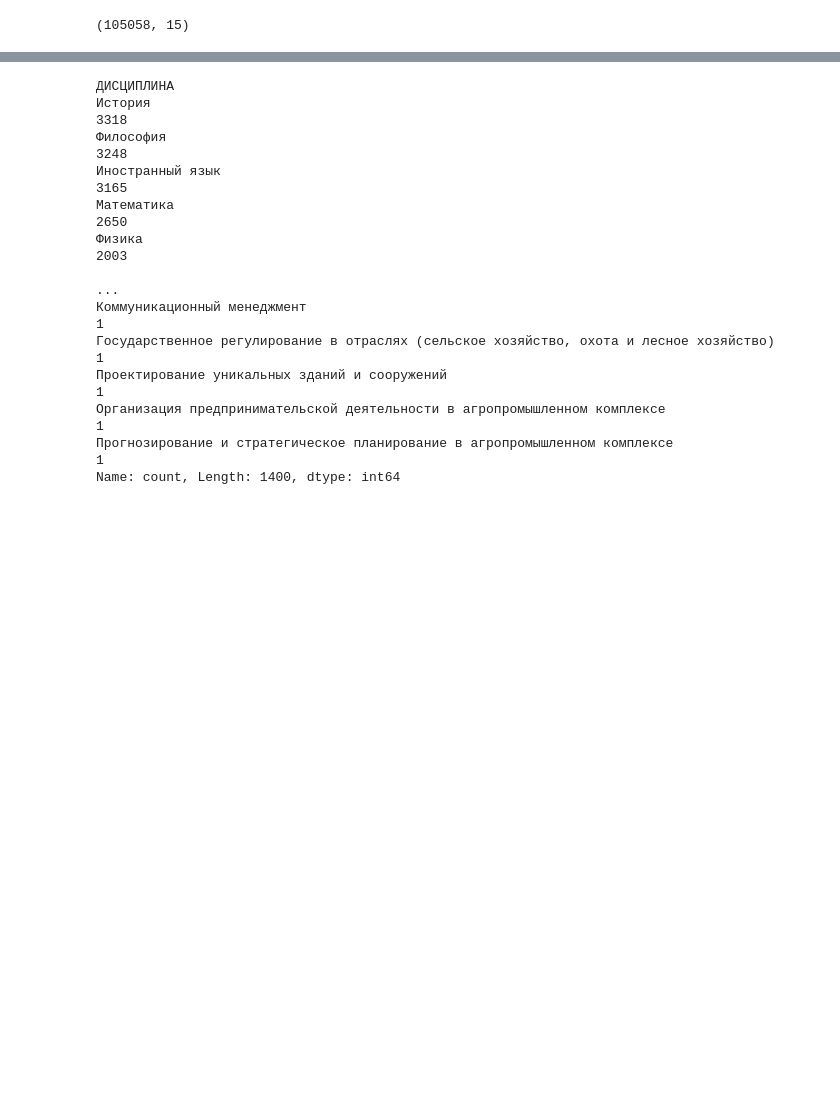
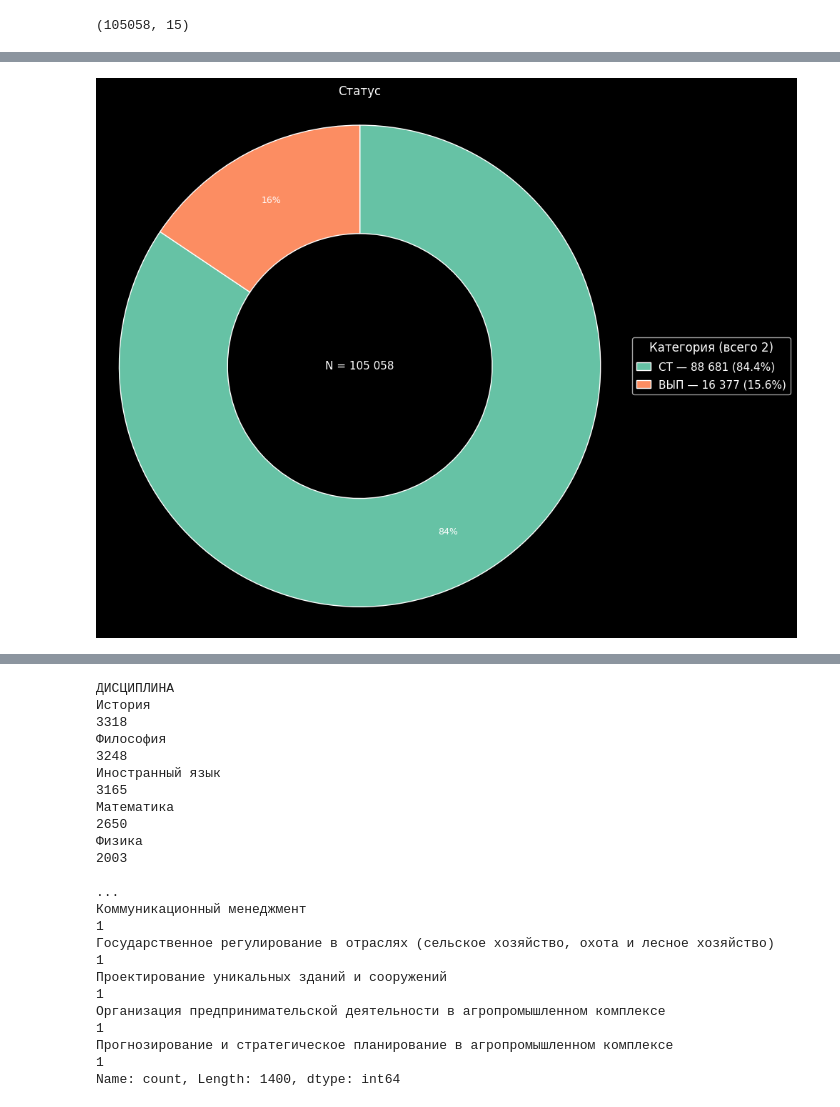
Before and after one commit to Vladk-jpg/students_performance, a Jupyter notebook: result-0-41.ipynb, the cells around one changed output, grey strips where cells are left out. Saved outputs shown, nothing was run; the diff lists cells and outputs as text; code cells hidden in the pictures; blank space fills up the shorter version.

```diff
--- a/result-0-41.ipynb
+++ b/result-0-41.ipynb
@@ -470,0 +484,4 @@ plt.show()
+# %%
+plot_categorical_pie(data, "Статус", "Статус", figsize=(10, 8))
+# %% [output]
+[figure, added]
```
Also changed, not shown: parts of 43 cells of this notebook, 4 other files.
